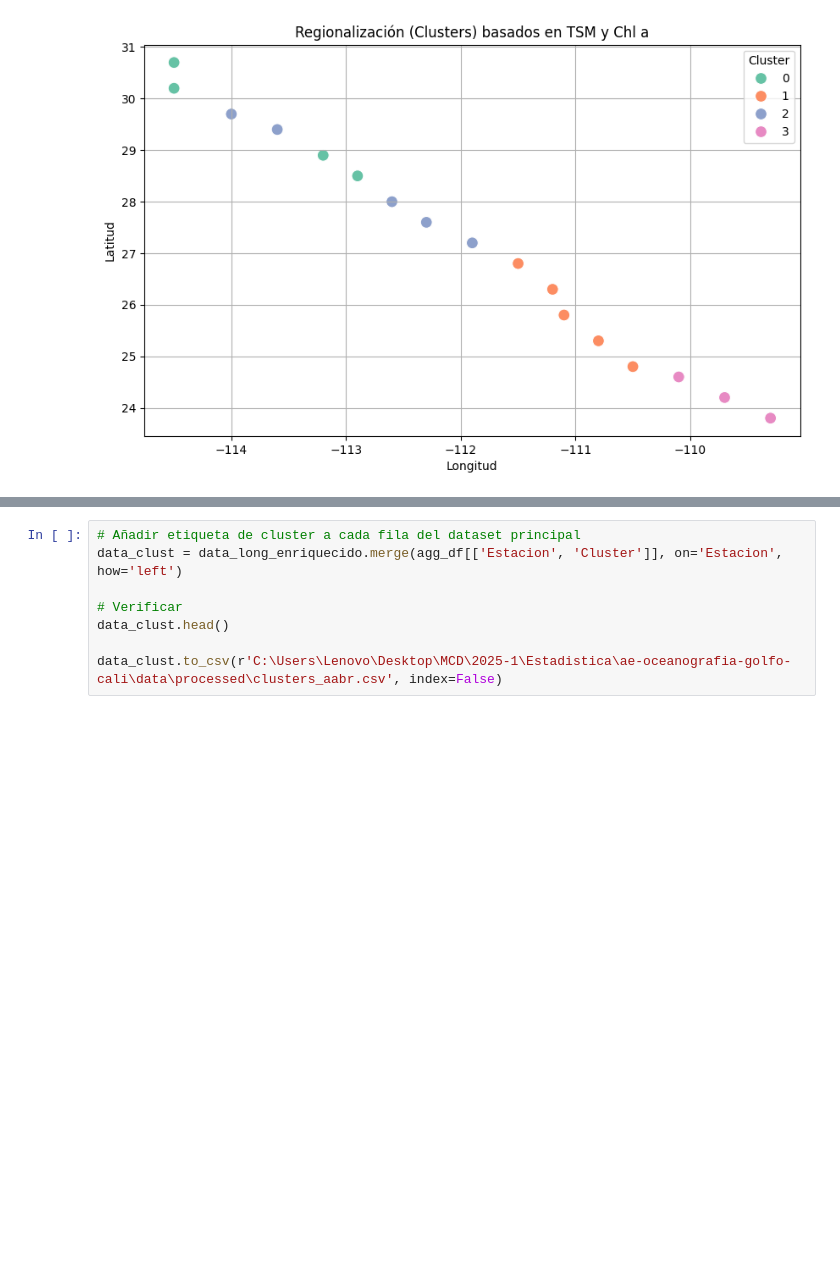
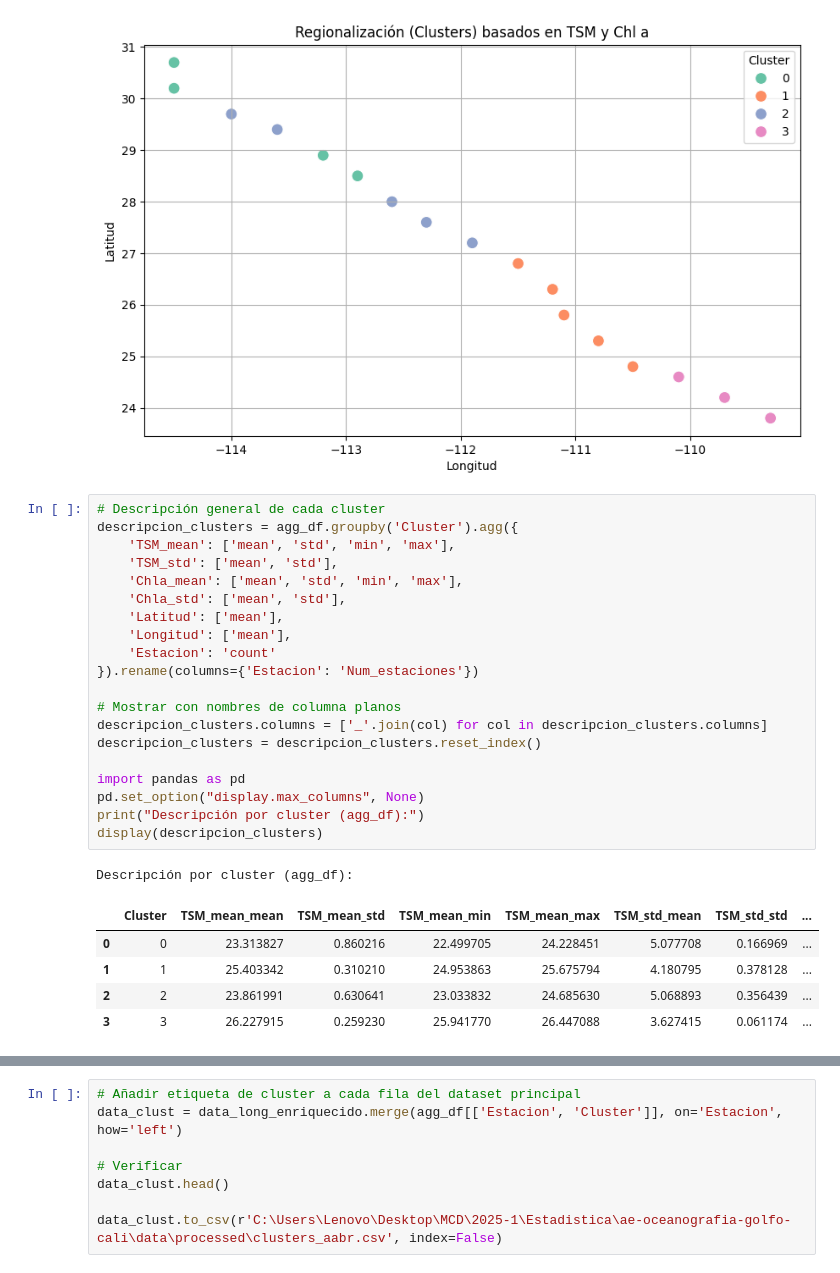
Before and after one commit to tukey-stans/ae-oceanografia-golfo-cali, a Jupyter notebook: notebooks/AABR/AABR_Clustering.ipynb, the cells around one changed output, grey strips where cells are left out. Saved outputs shown, nothing was run; the diff lists cells and outputs as text; blank space fills up the shorter version.

```diff
--- a/notebooks/AABR/AABR_Clustering.ipynb
+++ b/notebooks/AABR/AABR_Clustering.ipynb
@@ -291,3 +291,30 @@ plt.grid(True)
 plt.show()
 # %% [output]
 [figure]
+# %%
+# Descripción general de cada cluster
+descripcion_clusters = agg_df.groupby('Cluster').agg({
+    'TSM_mean': ['mean', 'std', 'min', 'max'],
+    'TSM_std': ['mean', 'std'],
+    'Chla_mean': ['mean', 'std', 'min', 'max'],
+    'Chla_std': ['mean', 'std'],
+    'Latitud': ['mean'],
+    'Longitud': ['mean'],
+    'Estacion': 'count'
+}).rename(columns={'Estacion': 'Num_estaciones'})
+
+# Mostrar con nombres de columna planos
+descripcion_clusters.columns = ['_'.join(col) for col in descripcion_clusters.columns]
+descripcion_clusters = descripcion_clusters.reset_index()
+
+import pandas as pd
+pd.set_option("display.max_columns", None)
+print("Descripción por cluster (agg_df):")
+display(descripcion_clusters)
+# %% [output]
+Descripción por cluster (agg_df):
+|  | Cluster | TSM_mean_mean | TSM_mean_std | TSM_mean_min | TSM_mean_max | TSM_std_mean | TSM_std_std | ... |
+| 0 | 0 | 23.313827 | 0.860216 | 22.499705 | 24.228451 | 5.077708 | 0.166969 | ... |
+| 1 | 1 | 25.403342 | 0.310210 | 24.953863 | 25.675794 | 4.180795 | 0.378128 | ... |
+| 2 | 2 | 23.861991 | 0.630641 | 23.033832 | 24.685630 | 5.068893 | 0.356439 | ... |
+| 3 | 3 | 26.227915 | 0.259230 | 25.941770 | 26.447088 | 3.627415 | 0.061174 | ... |
```
Also changed, not shown: parts of 9 cells of this notebook.
